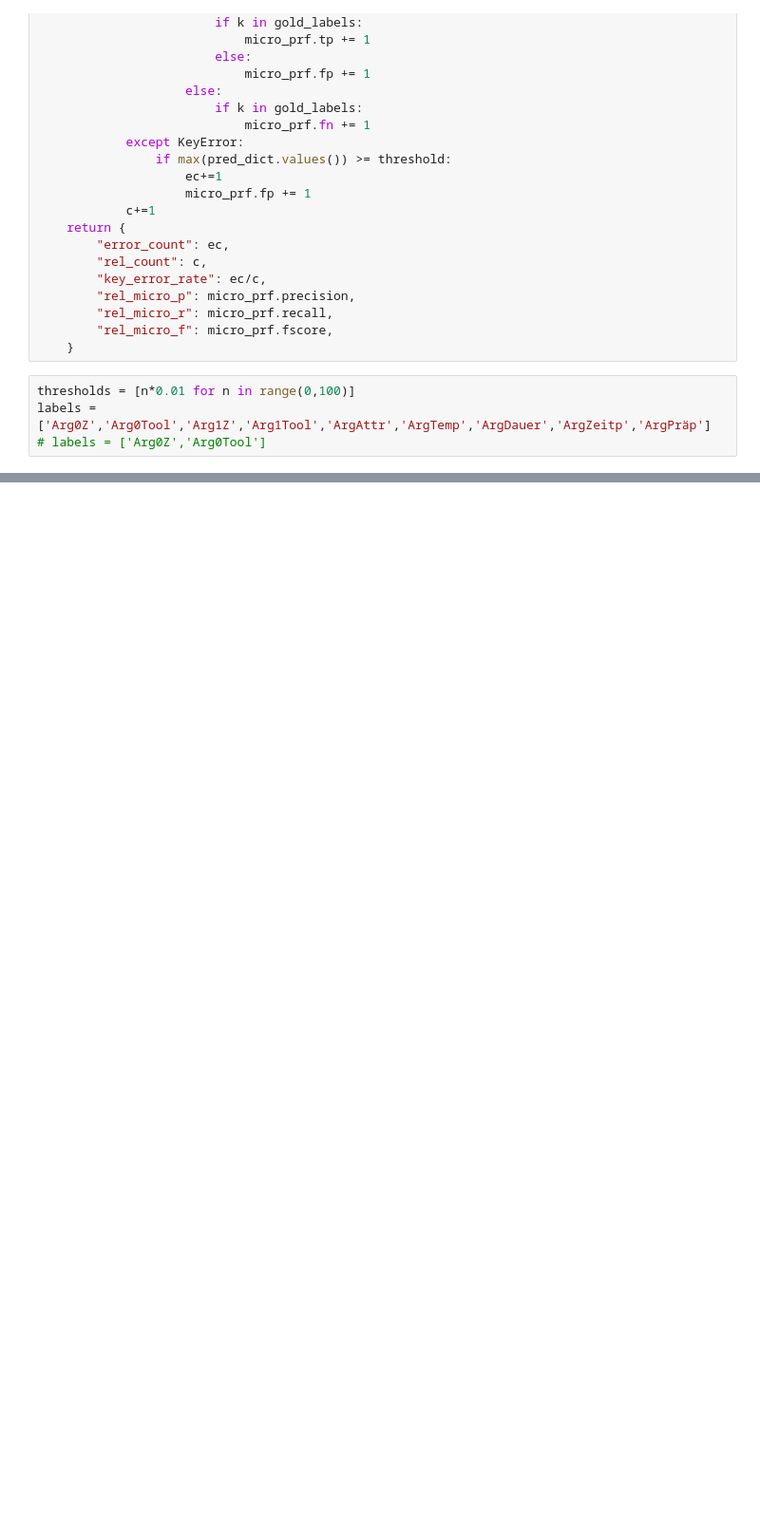
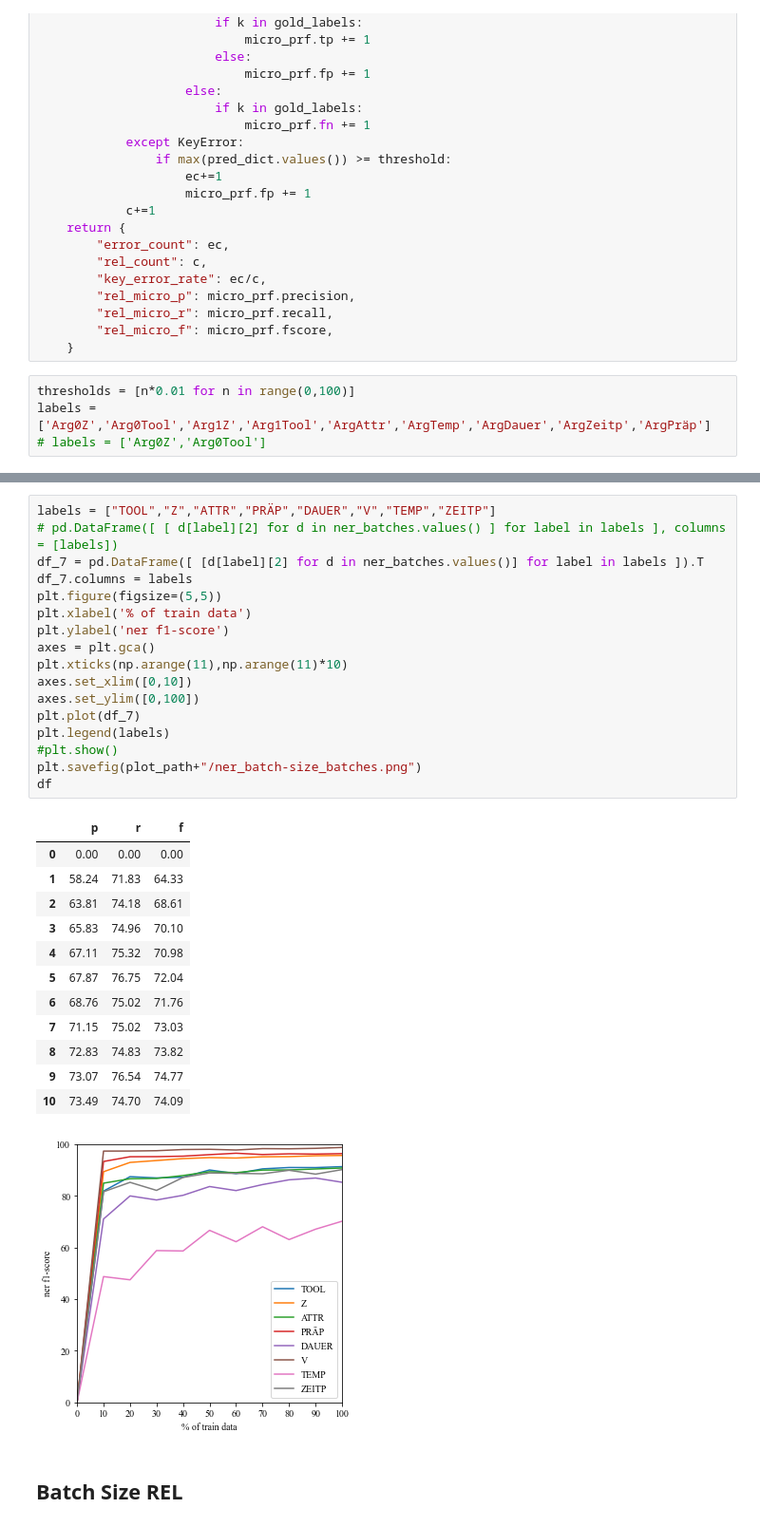
Before and after one commit to CorneliusSchramm/ReciParse_Scripts, a Jupyter notebook: 4-analysis/1-results/scripts/results_analysis.ipynb, the cells around one changed output, grey strips where cells are left out. Shown: that part at 95% size. Cells and saved outputs as stored; diff of their text form; blank space fills up the shorter version.

```diff
--- a/4-analysis/1-results/scripts/results_analysis.ipynb
+++ b/4-analysis/1-results/scripts/results_analysis.ipynb
@@ -280,0 +486,33 @@ scorer.score(examples)
+# %%
+labels = ["TOOL","Z","ATTR","PRÄP","DAUER","V","TEMP","ZEITP"]
+# pd.DataFrame([ [ d[label][2] for d in ner_batches.values() ] for label in labels ], columns = [labels])
+df_7 = pd.DataFrame([ [d[label][2] for d in ner_batches.values()] for label in labels ]).T
+df_7.columns = labels
+plt.figure(figsize=(5,5))
+plt.xlabel('% of train data')
+plt.ylabel('ner f1-score')
+axes = plt.gca()
+plt.xticks(np.arange(11),np.arange(11)*10)
+axes.set_xlim([0,10])
+axes.set_ylim([0,100])
+plt.plot(df_7)
+plt.legend(labels)
+#plt.show()
+plt.savefig(plot_path+"/ner_batch-size_batches.png")
+df
+# %% [output]
+|  | p | r | f |
+| 0 | 0.00 | 0.00 | 0.00 |
+| 1 | 58.24 | 71.83 | 64.33 |
+| 2 | 63.81 | 74.18 | 68.61 |
+| 3 | 65.83 | 74.96 | 70.10 |
+| 4 | 67.11 | 75.32 | 70.98 |
+| 5 | 67.87 | 76.75 | 72.04 |
+| 6 | 68.76 | 75.02 | 71.76 |
+| 7 | 71.15 | 75.02 | 73.03 |
+| 8 | 72.83 | 74.83 | 73.82 |
+| 9 | 73.07 | 76.54 | 74.77 |
+| 10 | 73.49 | 74.70 | 74.09 |
+[figure, added]
+# %% [markdown]
+## Batch Size REL
```
Also changed, not shown: parts of 65 cells of this notebook.
